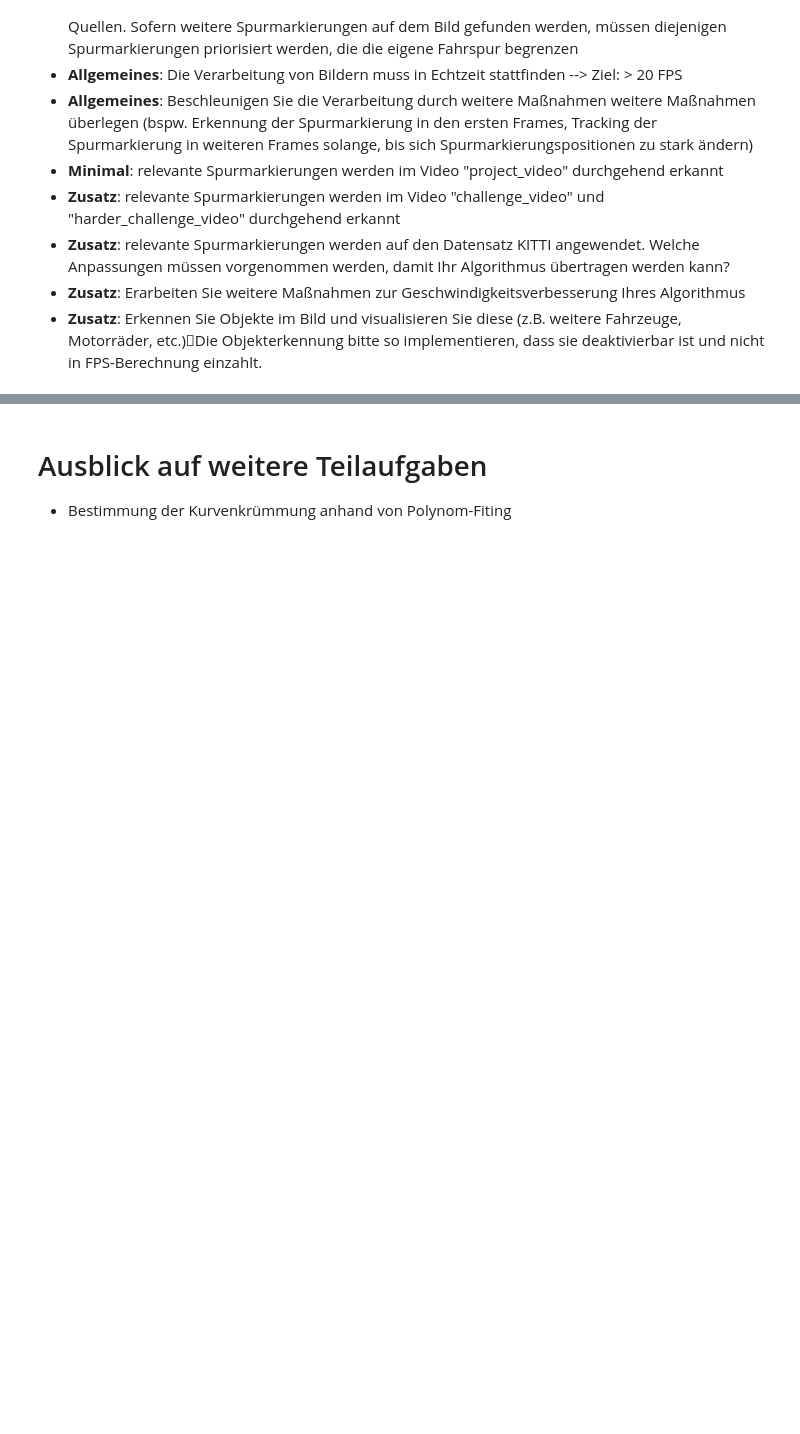
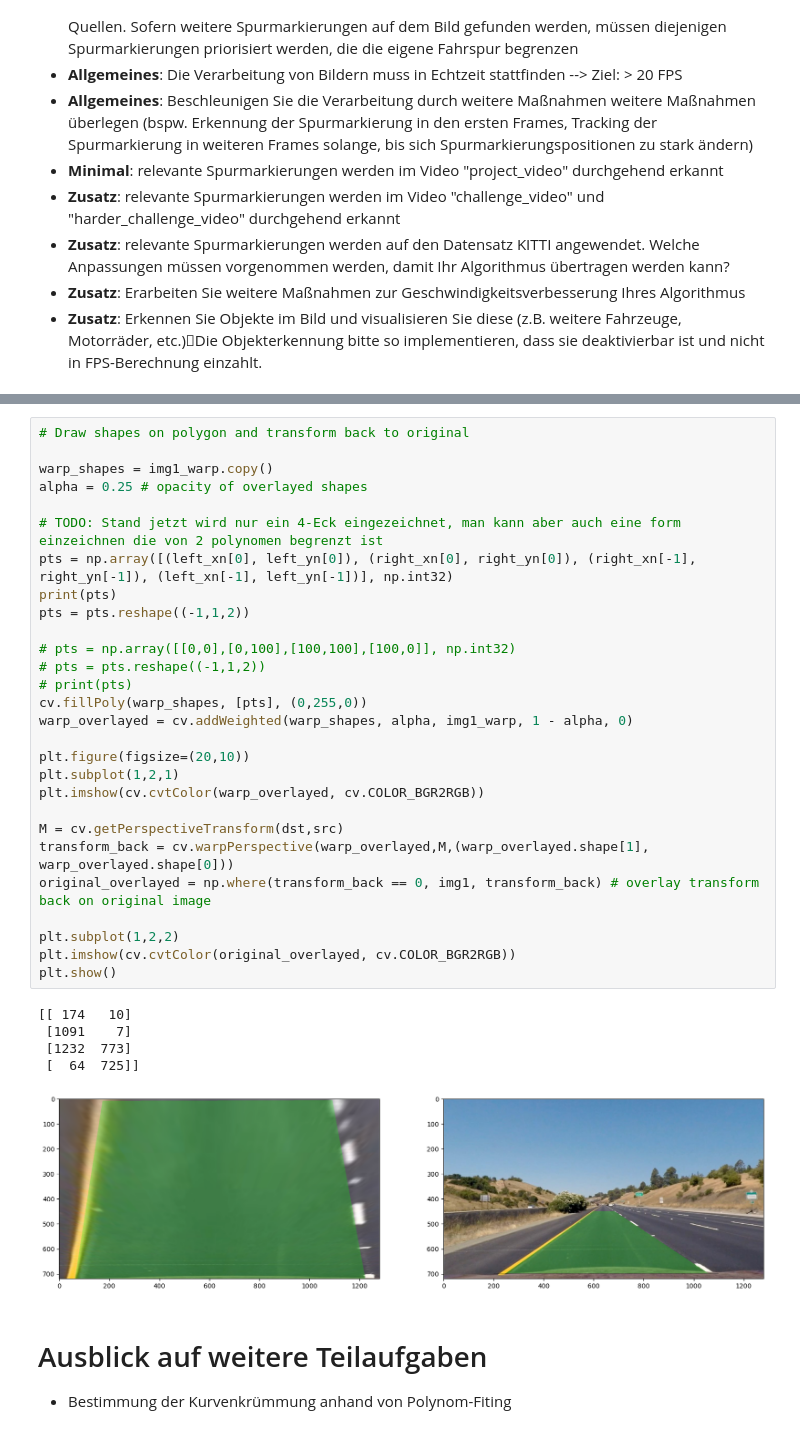
Before and after one commit to viccistrobel/DBV_Spurerkennung, a Jupyter notebook: Projekt_Spurerkennung_v6/Projekt_Spurerkennung_v2.ipynb, the cells around one changed output, grey strips where cells are left out. Cells and saved outputs as stored; diff of their text form; blank space fills up the shorter version.

```diff
--- a/Projekt_Spurerkennung_v6/Projekt_Spurerkennung_v2.ipynb
+++ b/Projekt_Spurerkennung_v6/Projekt_Spurerkennung_v2.ipynb
@@ -178,3 +271,37 @@ plt.show()
+# %%
+# Draw shapes on polygon and transform back to original
+
+warp_shapes = img1_warp.copy()
+alpha = 0.25 # opacity of overlayed shapes
+
+# TODO: Stand jetzt wird nur ein 4-Eck eingezeichnet, man kann aber auch eine form einzeichnen die von 2 polynomen begrenzt ist
+pts = np.array([(left_xn[0], left_yn[0]), (right_xn[0], right_yn[0]), (right_xn[-1], right_yn[-1]), (left_xn[-1], left_yn[-1])], np.int32)
+print(pts)
+pts = pts.reshape((-1,1,2))
+
+# pts = np.array([[0,0],[0,100],[100,100],[100,0]], np.int32)
+# pts = pts.reshape((-1,1,2))
+# print(pts)
+cv.fillPoly(warp_shapes, [pts], (0,255,0))
+warp_overlayed = cv.addWeighted(warp_shapes, alpha, img1_warp, 1 - alpha, 0)
+
+plt.figure(figsize=(20,10))
+plt.subplot(1,2,1)
+plt.imshow(cv.cvtColor(warp_overlayed, cv.COLOR_BGR2RGB))
+
+M = cv.getPerspectiveTransform(dst,src)
+transform_back = cv.warpPerspective(warp_overlayed,M,(warp_overlayed.shape[1], warp_overlayed.shape[0]))
+original_overlayed = np.where(transform_back == 0, img1, transform_back) # overlay transform back on original image
+
+plt.subplot(1,2,2)
+plt.imshow(cv.cvtColor(original_overlayed, cv.COLOR_BGR2RGB))
+plt.show()
+# %% [output]
+[[ 174   10]
+ [1091    7]
+ [1232  773]
+ [  64  725]]
+[figure, added]
 # %% [markdown]
 # Ausblick auf weitere Teilaufgaben
 - Bestimmung der Kurvenkrümmung anhand von Polynom-Fiting
```
Also changed, not shown: parts of 2 cells of this notebook.
